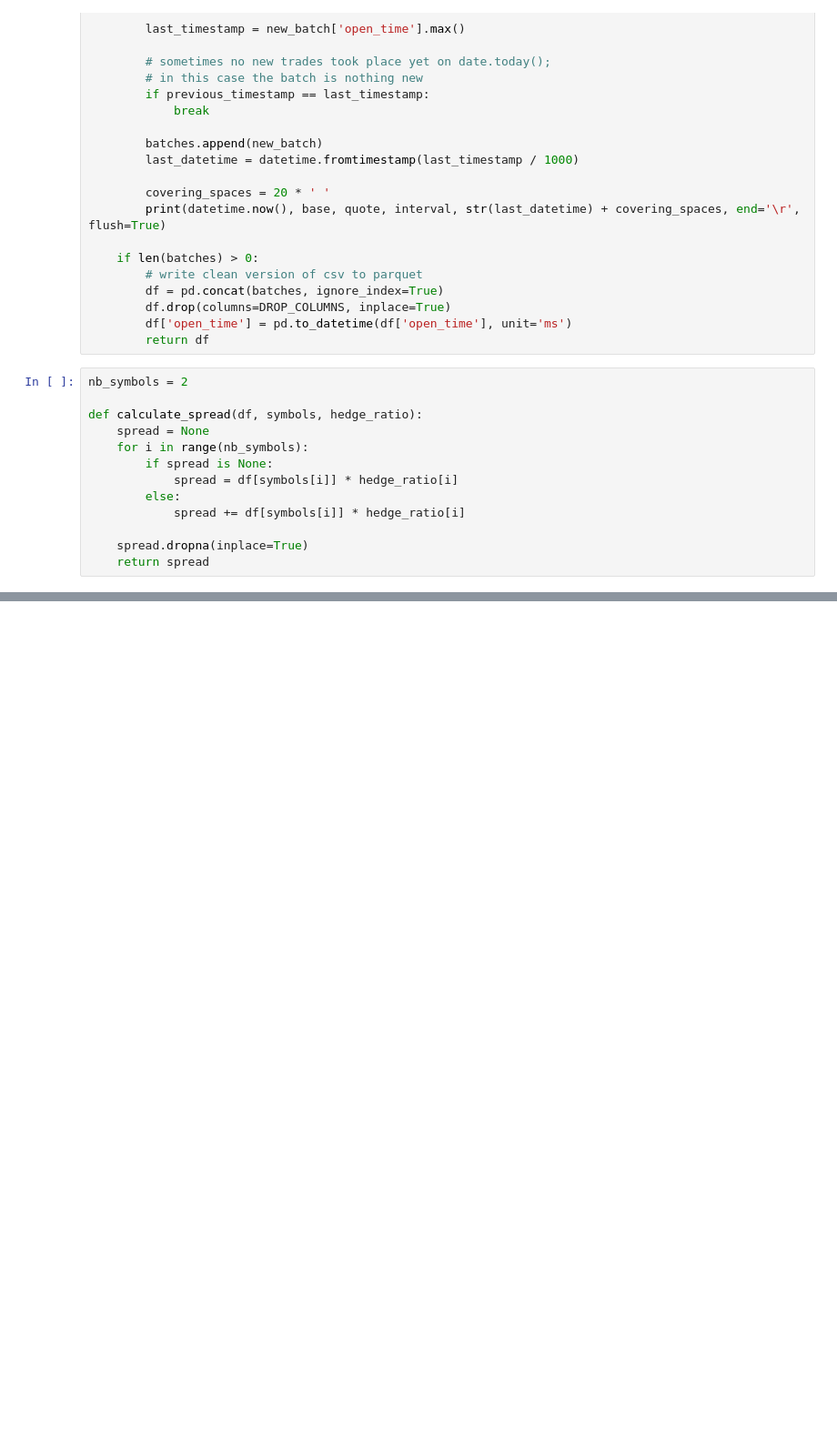
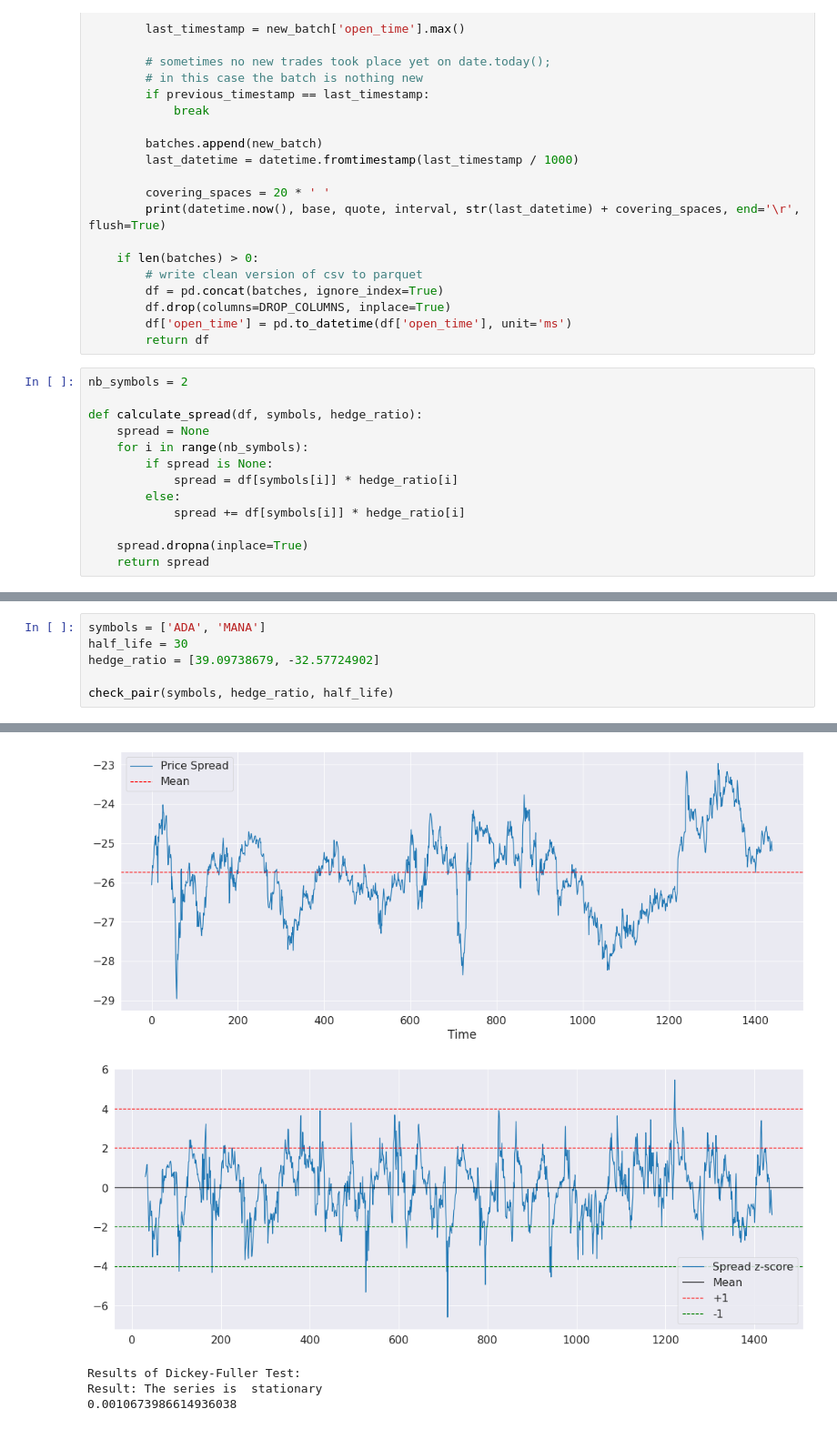
Before and after one commit to beannguyen/crypto-pair-trading, a Jupyter notebook: src/live/Check Pair with Hurst.ipynb, the cells around one changed output, grey strips where cells are left out. Shown at 91% size. Saved outputs shown, nothing was run; the diff lists cells and outputs as text; blank space fills up the shorter version.

```diff
--- a/src/live/Check Pair with Hurst.ipynb
+++ b/src/live/Check Pair with Hurst.ipynb
@@ -180,0 +190,7 @@ def check_pair(symbols, hedge_ratio, half_life):
+# %%
+symbols = ['ADA', 'MANA']
+half_life = 30
+hedge_ratio = [39.09738679, -32.57724902]
+
+check_pair(symbols, hedge_ratio, half_life)
+# %% [output]
@@ -180,0 +198,5 @@ def check_pair(symbols, hedge_ratio, half_life):
+[figure, added]
+[figure, added]
+Results of Dickey-Fuller Test:
+Result: The series is  stationary
+0.0010673986614936038
```
Also changed, not shown: parts of 8 cells of this notebook, 3 other files.
